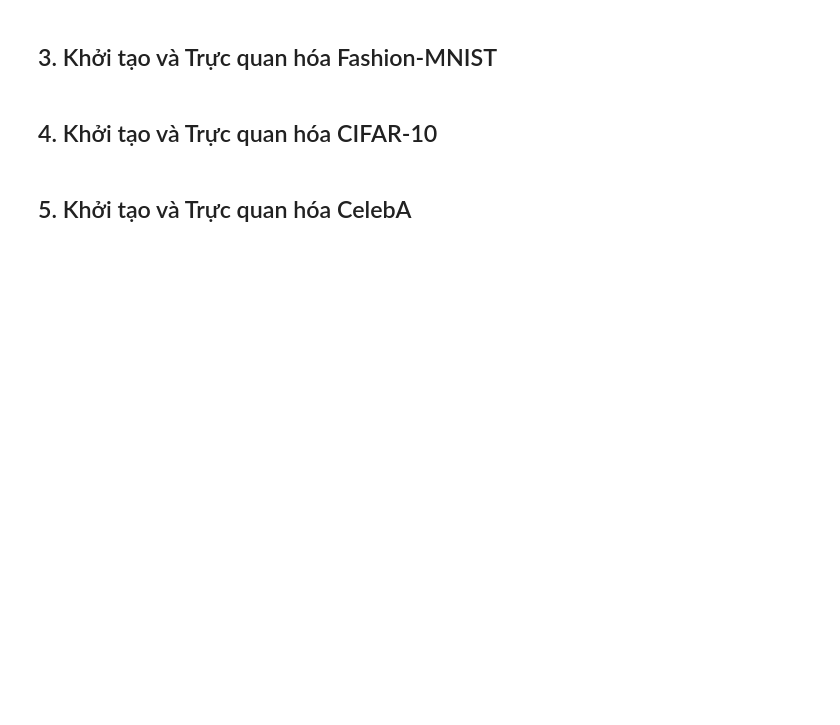
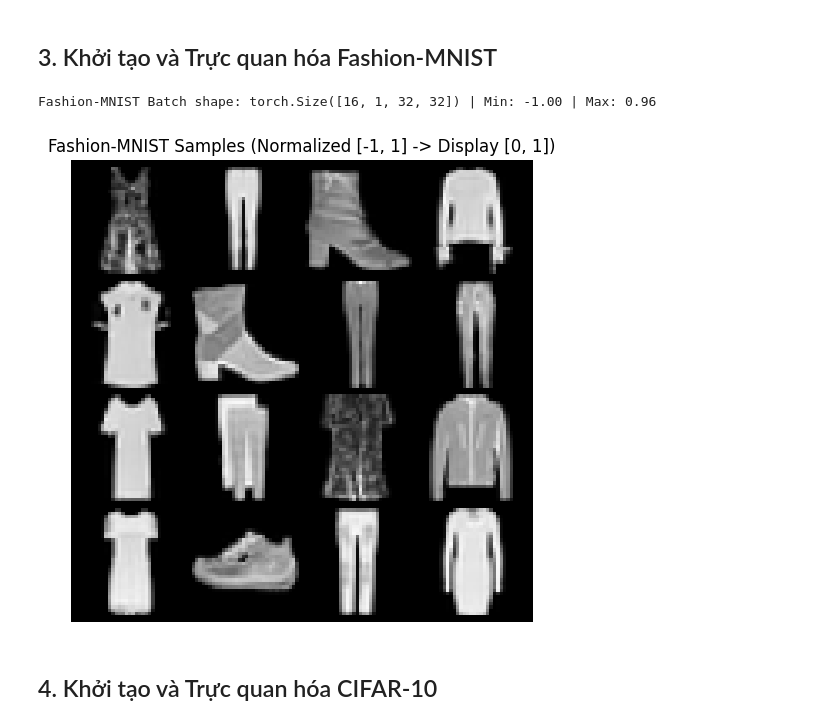
Before and after one commit to Longkyoladn/Model-Image-Generator-, a Jupyter notebook: notebooks/01_data_pipeline_and_visualization.ipynb, the cells around one changed output. Cells and saved outputs as stored; diff of their text form; code cells hidden in the pictures; blank space fills up the shorter version.

Commit message:
feat: hoan thien data pipeline, xoa het cac thu lien quan den gan va chi du phan xu ly du lieu  va huong dan cai du lieu

```diff
--- a/notebooks/01_data_pipeline_and_visualization.ipynb
+++ b/notebooks/01_data_pipeline_and_visualization.ipynb
@@ -39,19 +44,22 @@ print(f"PyTorch Version: {torch.__version__} | CUDA Available: {torch.cuda.is_av
 # %% [markdown]
 ## 3. Khởi tạo và Trực quan hóa Fashion-MNIST
 # %%
-fashion_loader, fashion_ds = build_dataloader("../configs/datasets/fashion_mnist.yaml", split="train", batch_size=16)
+fashion_loader, fashion_ds = build_dataloader("../configs/datasets_config/fashion_mnist.yaml", split="train", batch_size=16)
 imgs, labels = next(iter(fashion_loader))
 
 print(f"Fashion-MNIST Batch shape: {imgs.shape} | Min: {imgs.min():.2f} | Max: {imgs.max():.2f}")
 
 # Hiển thị ảnh mẫu
 imgs_disp = denormalize(imgs, norm_range="[-1, 1]")
 grid = torchvision.utils.make_grid(imgs_disp, nrow=4, padding=2)
 plt.figure(figsize=(6, 6))
 plt.imshow(grid.permute(1, 2, 0).squeeze(), cmap="gray")
 plt.title("Fashion-MNIST Samples (Normalized [-1, 1] -> Display [0, 1])")
 plt.axis("off")
 plt.show()
+# %% [output]
+Fashion-MNIST Batch shape: torch.Size([16, 1, 32, 32]) | Min: -1.00 | Max: 0.96
+[figure, added]
 # %% [markdown]
 ## 4. Khởi tạo và Trực quan hóa CIFAR-10
 # %%
@@ -67,5 +75,3 @@ plt.imshow(grid_c.permute(1, 2, 0))
 plt.title("CIFAR-10 Samples (32x32x3 RGB)")
 plt.axis("off")
 plt.show()
-# %% [markdown]
-## 5. Khởi tạo và Trực quan hóa CelebA
```
Also changed, not shown: parts of 6 cells of this notebook, 19 other files.
